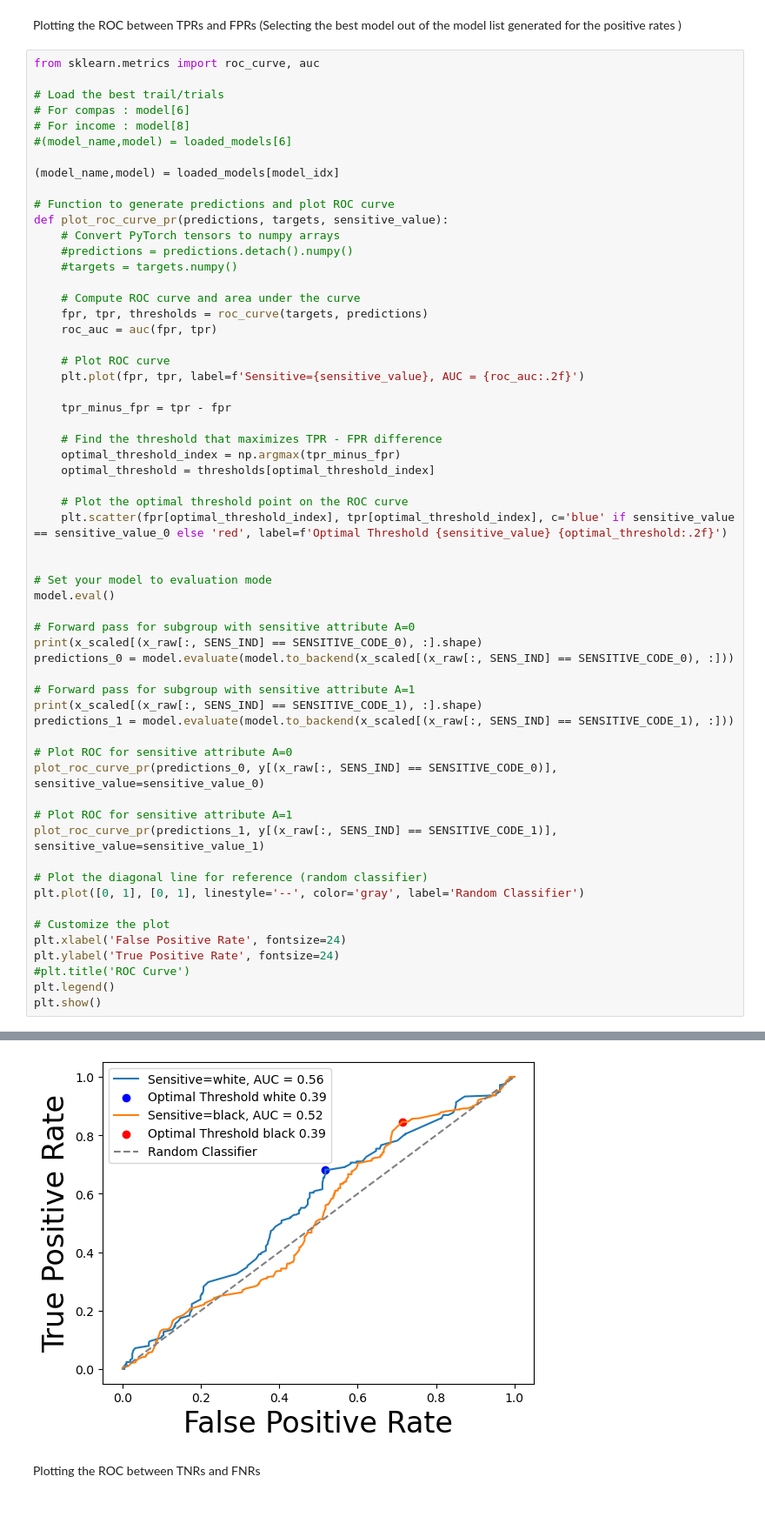
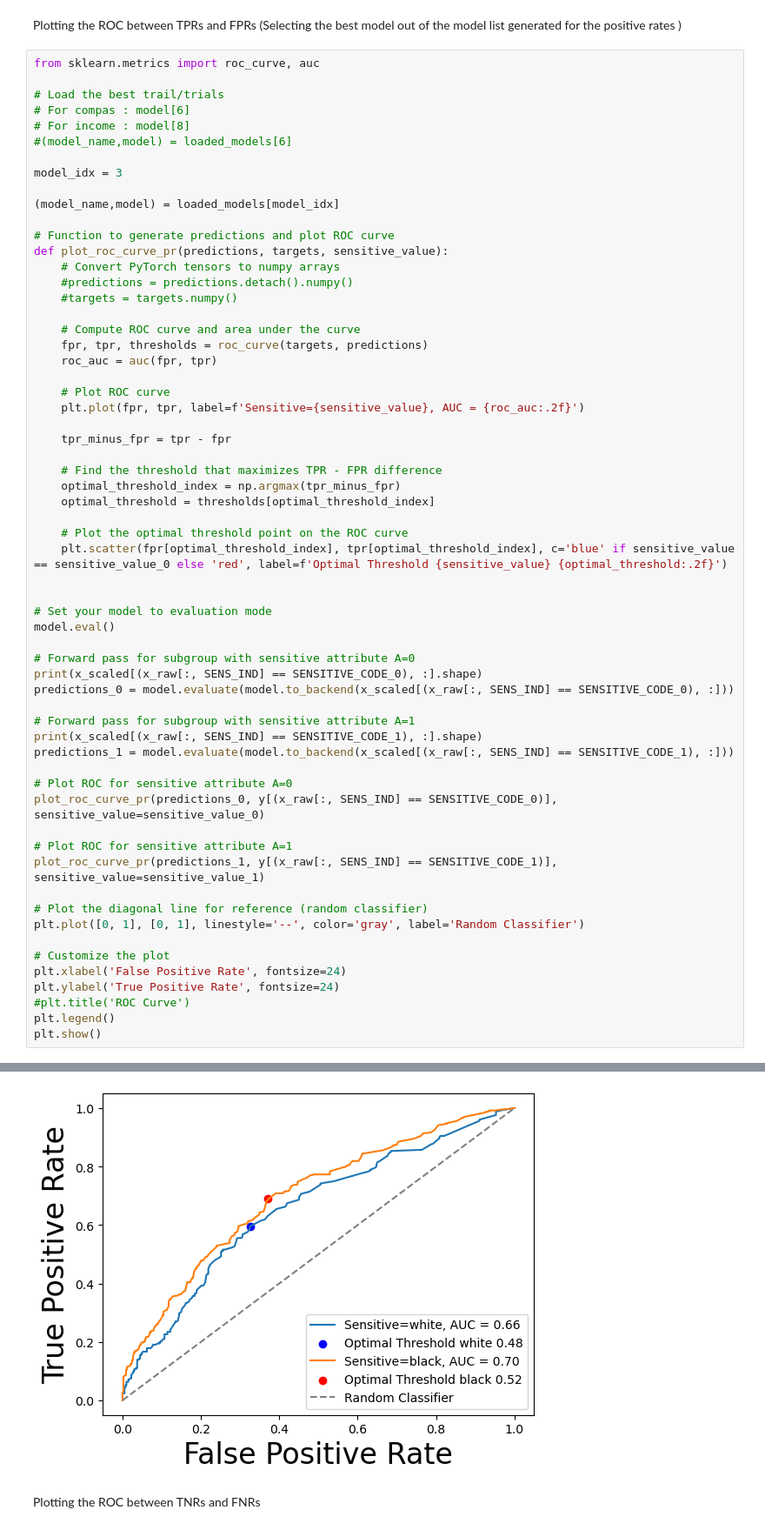
Before and after one commit to GillesBareilles/humancompatible-train, a Jupyter notebook: examples/model_selector.ipynb, the cells around one changed output, grey strips where cells are left out. Shown: that part at 87% size. Cells and saved outputs as stored; diff of their text form.

Commit message:
change model_selector

```diff
--- a/examples/model_selector.ipynb
+++ b/examples/model_selector.ipynb
@@ -576,6 +352,8 @@ from sklearn.metrics import roc_curve, auc
 # For compas : model[6]
 # For income : model[8]
 #(model_name,model) = loaded_models[6]
+
+model_idx = 3
 
 (model_name,model) = loaded_models[model_idx]
 
@@ -604,34 +382,34 @@ def plot_roc_curve_pr(predictions, targets, sensitive_value):
 
 # Set your model to evaluation mode
 model.eval()
 
 # Forward pass for subgroup with sensitive attribute A=0
 print(x_scaled[(x_raw[:, SENS_IND] == SENSITIVE_CODE_0), :].shape)
 predictions_0 = model.evaluate(model.to_backend(x_scaled[(x_raw[:, SENS_IND] == SENSITIVE_CODE_0), :]))
 
 # Forward pass for subgroup with sensitive attribute A=1
 print(x_scaled[(x_raw[:, SENS_IND] == SENSITIVE_CODE_1), :].shape)
 predictions_1 = model.evaluate(model.to_backend(x_scaled[(x_raw[:, SENS_IND] == SENSITIVE_CODE_1), :]))
 
 # Plot ROC for sensitive attribute A=0
 plot_roc_curve_pr(predictions_0, y[(x_raw[:, SENS_IND] == SENSITIVE_CODE_0)], sensitive_value=sensitive_value_0)
 
 # Plot ROC for sensitive attribute A=1
 plot_roc_curve_pr(predictions_1, y[(x_raw[:, SENS_IND] == SENSITIVE_CODE_1)], sensitive_value=sensitive_value_1)
 
 # Plot the diagonal line for reference (random classifier)
 plt.plot([0, 1], [0, 1], linestyle='--', color='gray', label='Random Classifier')
 
 # Customize the plot
 plt.xlabel('False Positive Rate', fontsize=24)
 plt.ylabel('True Positive Rate', fontsize=24)
 #plt.title('ROC Curve')
 plt.legend()
 plt.show()
 # %% [output]
 (654, 7)
 (930, 7)
-[figure, old version]
+[figure, new version]
 # %% [markdown]
 Plotting the ROC between TNRs and FNRs
 # %%
```
Also changed, not shown: parts of 25 cells of this notebook, 2 other files.
